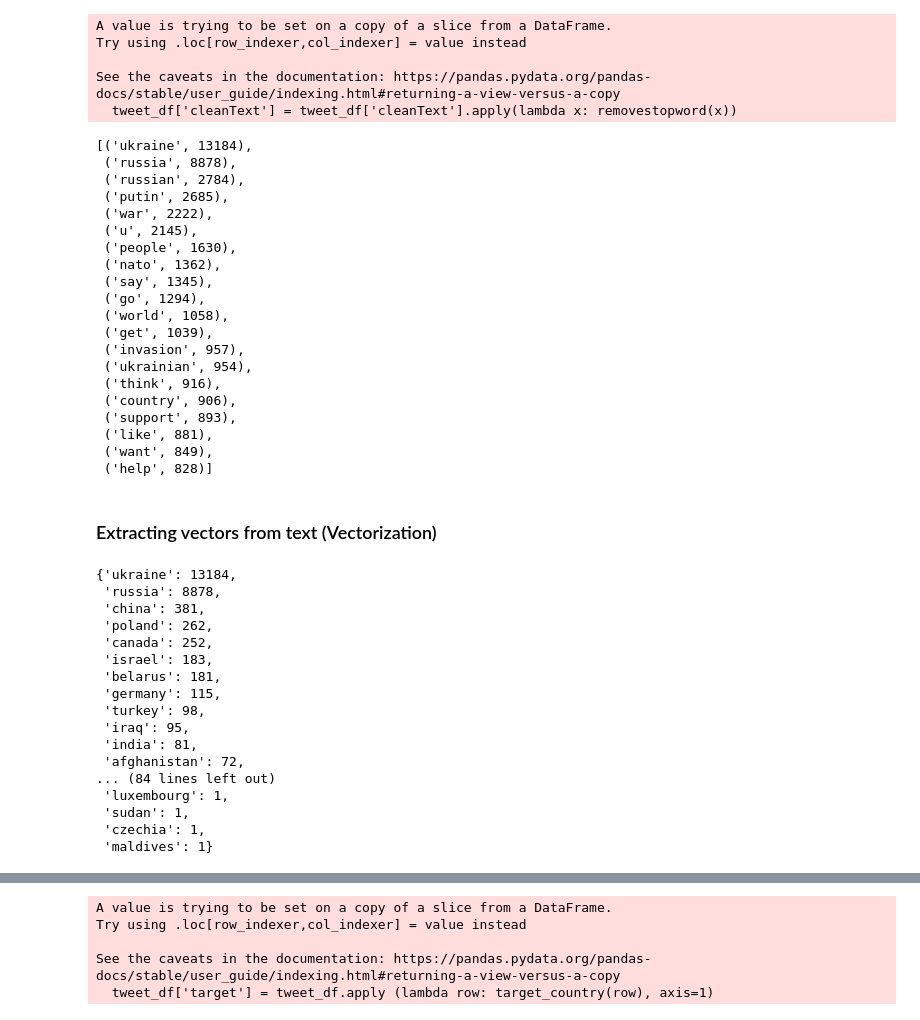
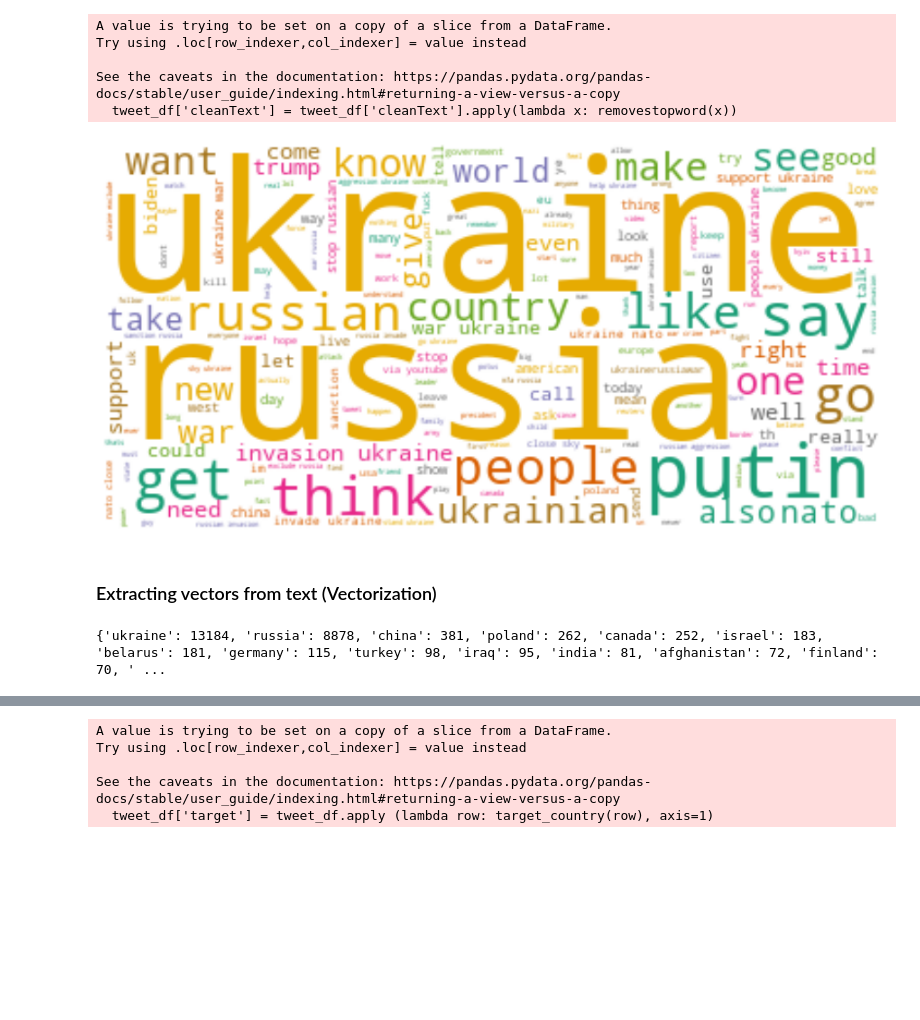
Before and after one commit to samah-balkhair/Tweets_Opinions, a Jupyter notebook: phase2_clean_tweets.ipynb, the cells around one changed output, grey strips where cells are left out. Drawn from its saved outputs; the diff is of its cells as text; code cells hidden in the pictures; blank space fills up the shorter version.

```diff
--- a/phase2_clean_tweets.ipynb
+++ b/phase2_clean_tweets.ipynb
@@ -314,3 +198,15 @@ def lem_text(text_data):
+# %%
+# add aditional words to stopword list
+stop_words = set(stopwords.words('english'))
+additional_stopwords = {'I','-','&map','amp','would','this','we','the','you','co','http','https','a','b','c','d','e','f','g','h','i','j','k','l','m','n','o','p','q','r','s','t','u','v','w','x','y','z'}
+stop_words.update(additional_stopwords)
+#type(stop_words)
+#print(stop_words)
+
+# STOPWORD REMOVAL
+def removestopword(string):
+    a= [i for i in string.split() if i not in stop_words]
+    return ' '.join(a)
 # %%
 tweet_df['cleanText'] = tweet_df['cleanText'].apply(lambda x: removestopword(x))
 # %% [output]
@@ -322,27 +218,23 @@ See the caveats in the documentation: https://pandas.pydata.org/pandas-docs/stab
 # %%
 from collections import Counter
 Counter(" ".join(tweet_df['cleanText']).split()).most_common(20)
-# %% [output]
-[('ukraine', 13184),
- ('russia', 8878),
- ('russian', 2784),
- ('putin', 2685),
- ('war', 2222),
- ('u', 2145),
- ('people', 1630),
- ('nato', 1362),
- ('say', 1345),
- ('go', 1294),
- ('world', 1058),
- ('get', 1039),
- ('invasion', 957),
- ('ukrainian', 954),
- ('think', 916),
- ('country', 906),
- ('support', 893),
- ('like', 881),
- ('want', 849),
- ('help', 828)]
+# %%
+from wordcloud import WordCloud
+import matplotlib.pyplot as plt
+
+wc = WordCloud(stopwords=stop_words, background_color="white", colormap="Dark2",
+               max_font_size=150, random_state=42)
+
+tweet_word = " ".join(title for title in tweet_df.cleanText)
+plt.rcParams['figure.figsize'] = [16, 6]
+
+cloud = wc.generate(tweet_word)
+plt.axis("off")
+plt.tight_layout(pad = 0)
+plt.imshow(cloud, interpolation='bilinear')
+plt.show()
+# %% [output]
+[figure, added]
 # %% [markdown]
 ### Extracting vectors from text (Vectorization)
 # %%
@@ -382,22 +274,6 @@ countries_list.append('saudi')
 # %%
 import operator
 extracted_countries = countWords(tweet_df['cleanText'],countries_list)
-dict(sorted(extracted_countries.items(), key=operator.itemgetter(1),reverse=True))
+print(dict(sorted(extracted_countries.items(), key=operator.itemgetter(1),reverse=True)))
 # %% [output]
-{'ukraine': 13184,
- 'russia': 8878,
- 'china': 381,
- 'poland': 262,
- 'canada': 252,
- 'israel': 183,
- 'belarus': 181,
- 'germany': 115,
- 'turkey': 98,
- 'iraq': 95,
- 'india': 81,
- 'afghanistan': 72,
-... (84 lines left out)
- 'luxembourg': 1,
- 'sudan': 1,
- 'czechia': 1,
- 'maldives': 1}
+{'ukraine': 13184, 'russia': 8878, 'china': 381, 'poland': 262, 'canada': 252, 'israel': 183, 'belarus': 181, 'germany': 115, 'turkey': 98, 'iraq': 95, 'india': 81, 'afghanistan': 72, 'finland': 70, ' ...
```
Also changed, not shown: parts of 34 cells of this notebook, 1 other file.
